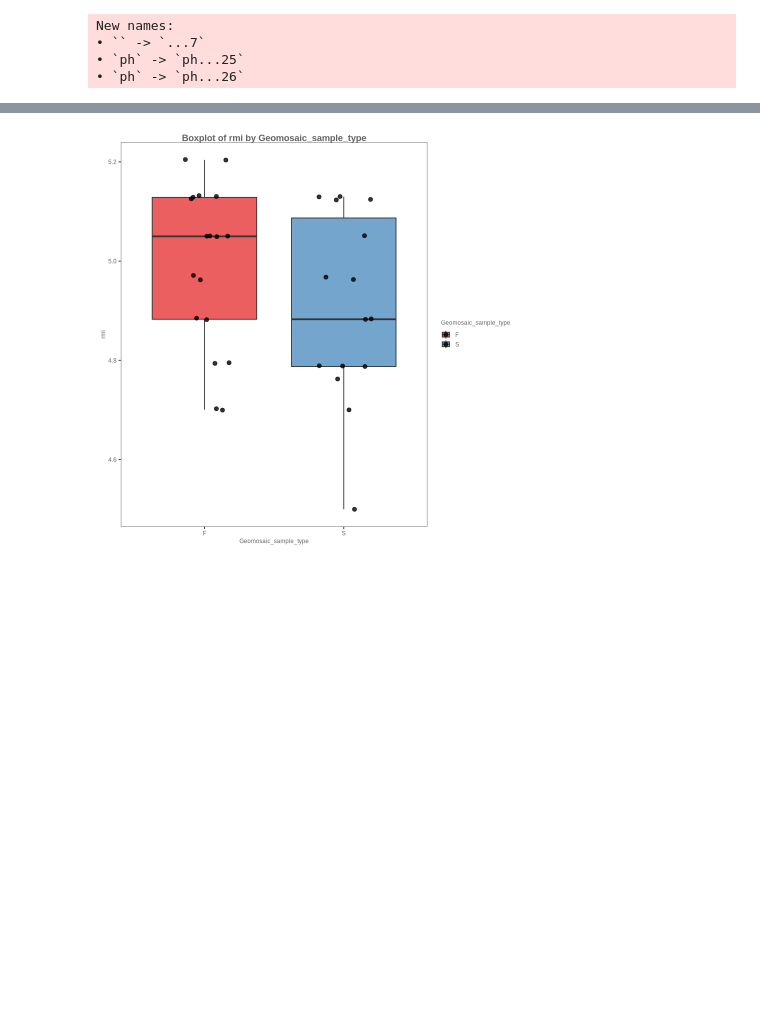
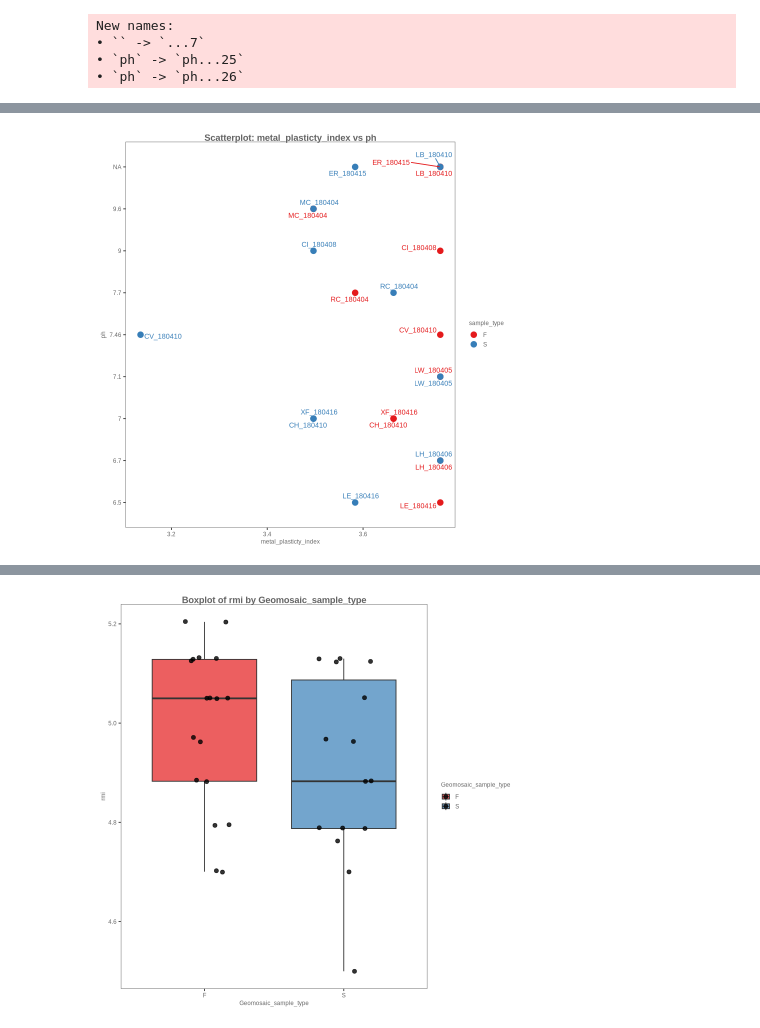
Before and after one commit to EdoT99/geomosaic_cookbook, a Jupyter notebook: notebooks/geomosaic_rmi-rpi-indexes.ipynb, the cells around one changed output, grey strips where cells are left out. Drawn from its saved outputs; the diff is of its cells as text; code cells hidden in the pictures; blank space fills up the shorter version.

```diff
--- a/notebooks/geomosaic_rmi-rpi-indexes.ipynb
+++ b/notebooks/geomosaic_rmi-rpi-indexes.ipynb
@@ -184,0 +263,4 @@ plot_scatter(combined_df, "rmi", "rpi", "Geomosaic_sample_type")
+# %%
+plot_scatter(combined_df, "metal_plasticty_index", "ph", "sample_type")
+# %% [output]
+[figure, added]
```
Also changed, not shown: parts of 17 cells of this notebook.
